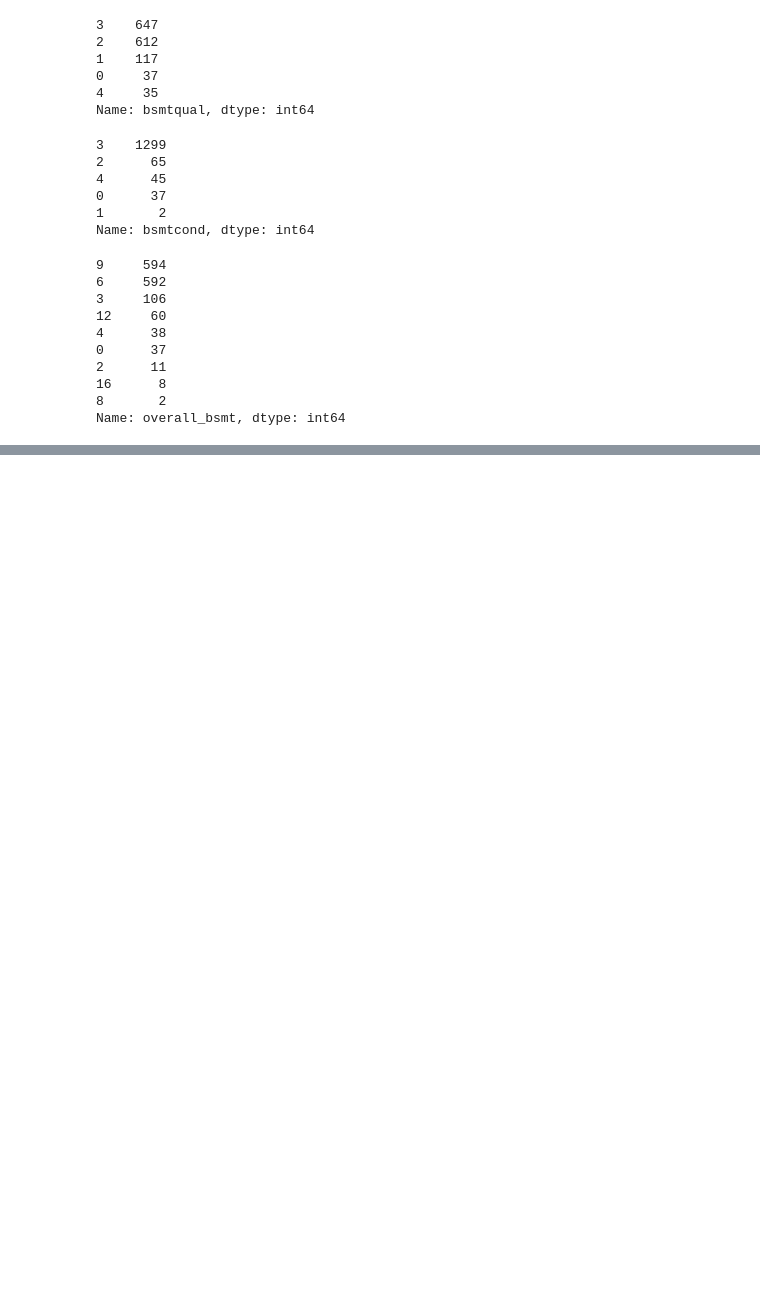
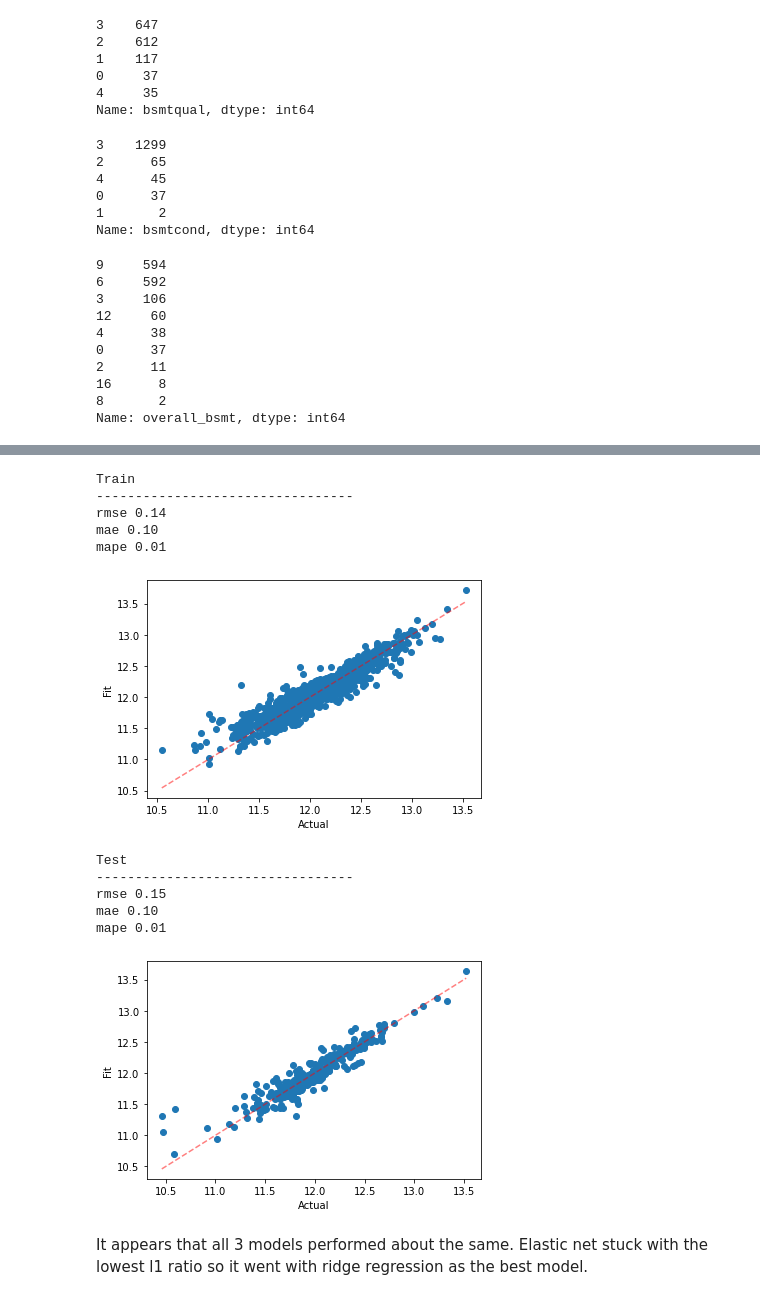
Before and after one commit to mgalaviz1/my_work, a Jupyter notebook: week6_linear_regression/lr_challenge.ipynb, the cells around one changed output, grey strips where cells are left out. Saved outputs shown, nothing was run; the diff lists cells and outputs as text; code cells hidden in the pictures; blank space fills up the shorter version.

```diff
--- a/week6_linear_regression/lr_challenge.ipynb
+++ b/week6_linear_regression/lr_challenge.ipynb
@@ -664,0 +819,12 @@ plt.show()
+# %%
+# fmt: off
+pipeline = Pipeline([
+    ('preprocessing', preprocessing),
+    ("elastic", ElasticNet())
+])
+# fmt: on
+# %%
+grid = {
+    "elastic__alpha": [0.0001, 0.001, 0.01],
+    "elastic__l1_ratio": [0.10, 0.25, 0.5]
+}
@@ -664,0 +844,24 @@ plt.show()
+# %%
+y_pred_train = elastic_pipeline_cv.predict(X_train)
+y_pred_test = elastic_pipeline_cv.predict(X_test)
+
+print("Train\n---------------------------------")
+eval_preds(y_train, y_pred_train)
+print("Test\n---------------------------------")
+eval_preds(y_test, y_pred_test)
+# %% [output]
+Train
+---------------------------------
+rmse 0.14
+mae 0.10
+mape 0.01
+[figure, added]
+Test
+---------------------------------
+rmse 0.15
+mae 0.10
+mape 0.01
+[figure, added]
+# %% [markdown]
+It appears that all 3 models performed about the same.
+Elastic net stuck with the lowest l1 ratio so it went with ridge regression as the best model.
```
Also changed, not shown: parts of 47 cells of this notebook.
